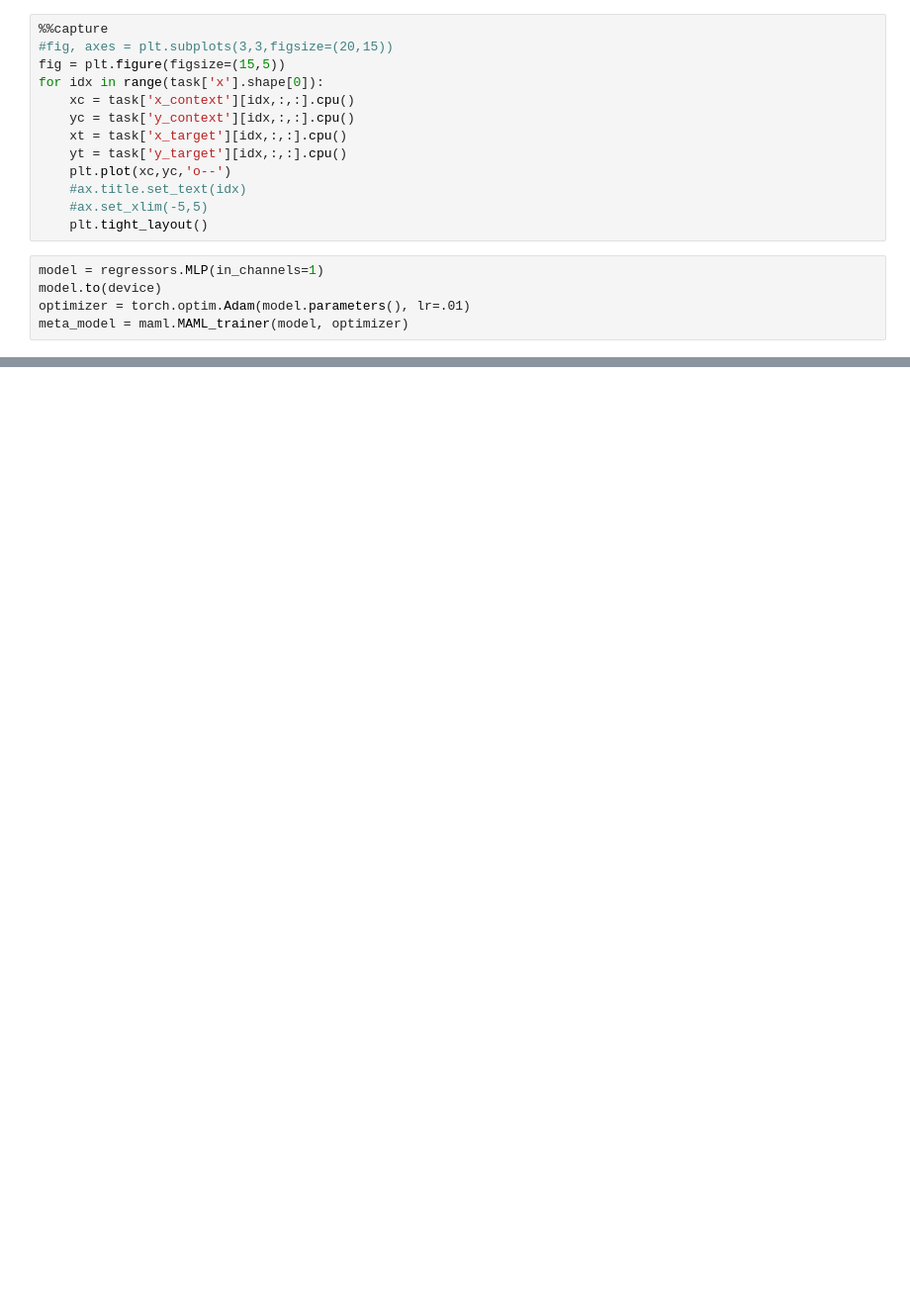
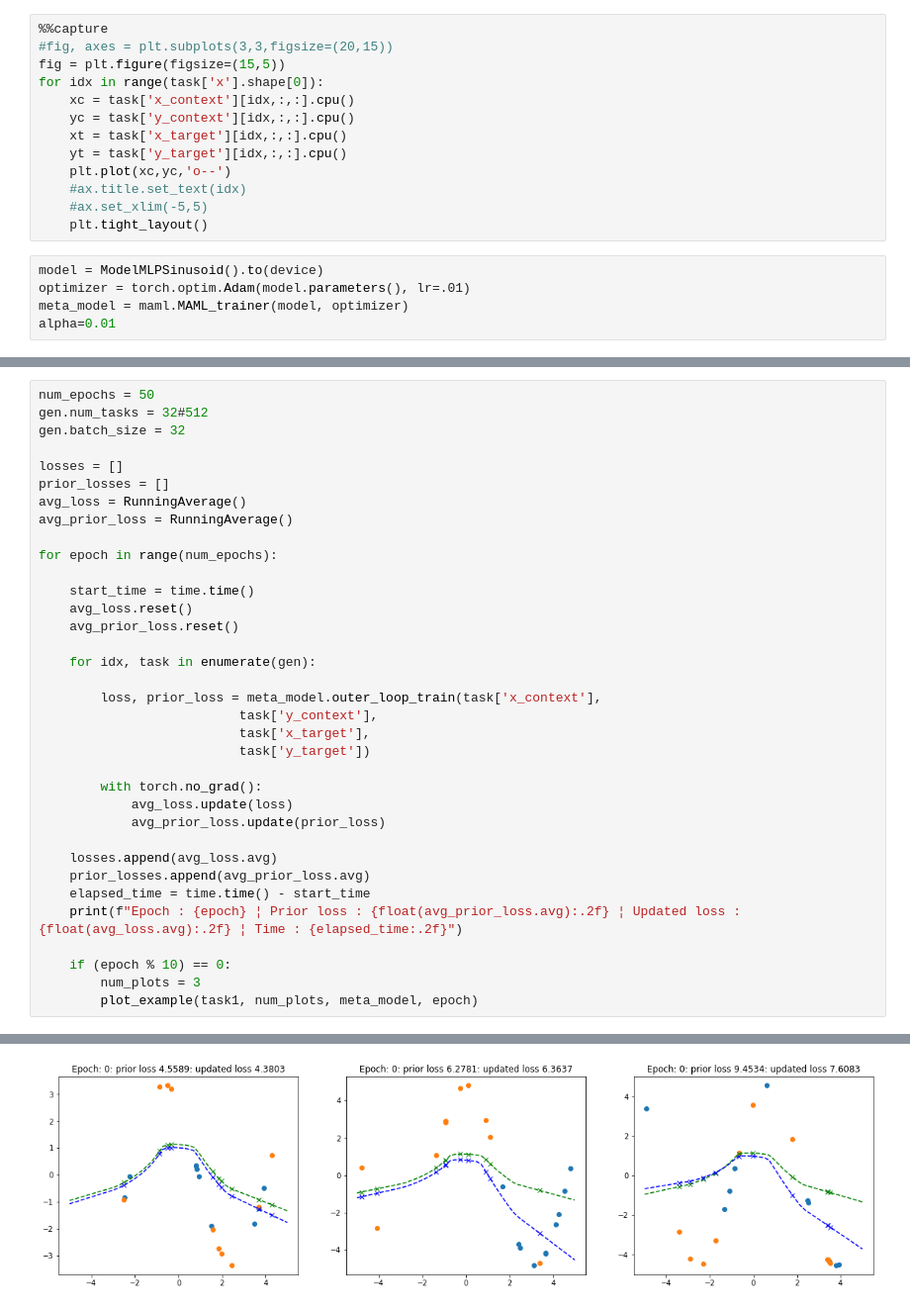
Before and after one commit to KenzaxTazi/malm4mlmi4, a Jupyter notebook: Regression/regression.ipynb, the cells around one changed output, grey strips where cells are left out. Shown: that part at 99% size. Saved outputs shown, nothing was run; the diff lists cells and outputs as text; blank space fills up the shorter version.

```diff
--- a/Regression/regression.ipynb
+++ b/Regression/regression.ipynb
@@ -59,7 +60,7 @@ for idx in range(task['x'].shape[0]):
     #ax.set_xlim(-5,5)
     plt.tight_layout()
 # %%
-model = regressors.MLP(in_channels=1)
-model.to(device)
+model = ModelMLPSinusoid().to(device)
 optimizer = torch.optim.Adam(model.parameters(), lr=.01)
 meta_model = maml.MAML_trainer(model, optimizer)
+alpha=0.01
@@ -65,0 +111,36 @@ meta_model = maml.MAML_trainer(model, optimizer)
+# %%
+num_epochs = 50
+gen.num_tasks = 32#512
+gen.batch_size = 32
+
+losses = []
+prior_losses = []
+avg_loss = RunningAverage()
+avg_prior_loss = RunningAverage()
+
+for epoch in range(num_epochs):
+
+    start_time = time.time()
+    avg_loss.reset()
+    avg_prior_loss.reset()
+
+    for idx, task in enumerate(gen):
+
+        loss, prior_loss = meta_model.outer_loop_train(task['x_context'],
+                          task['y_context'],
+                          task['x_target'],
+                          task['y_target'])
+
+        with torch.no_grad():
+            avg_loss.update(loss)
+            avg_prior_loss.update(prior_loss)
+
+    losses.append(avg_loss.avg)
+    prior_losses.append(avg_prior_loss.avg)
+    elapsed_time = time.time() - start_time
+    print(f"Epoch : {epoch} ¦ Prior loss : {float(avg_prior_loss.avg):.2f} ¦ Updated loss : {float(avg_loss.avg):.2f} ¦ Time : {elapsed_time:.2f}")
+
+    if (epoch % 10) == 0:
+        num_plots = 3
+        plot_example(task1, num_plots, meta_model, epoch)
+# %% [output]
@@ -65,0 +148 @@ meta_model = maml.MAML_trainer(model, optimizer)
+[figure, added]
```
Also changed, not shown: parts of 12 cells of this notebook, 5 other files.
